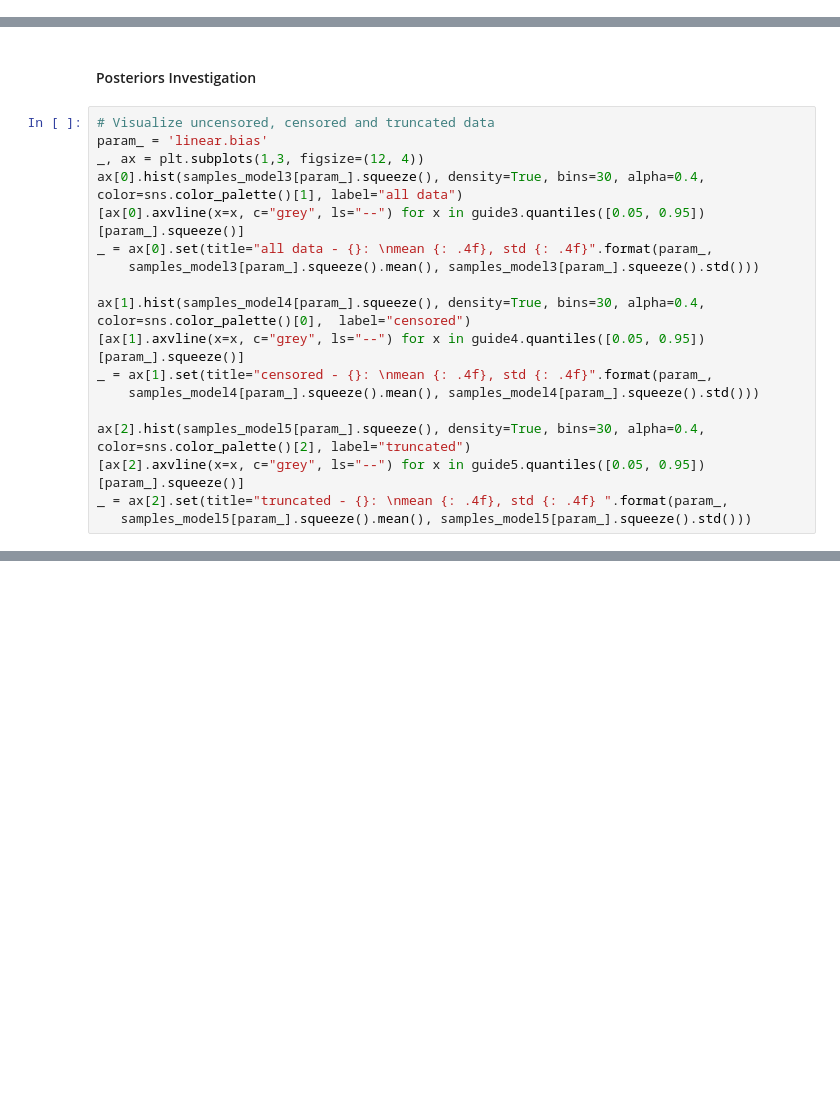
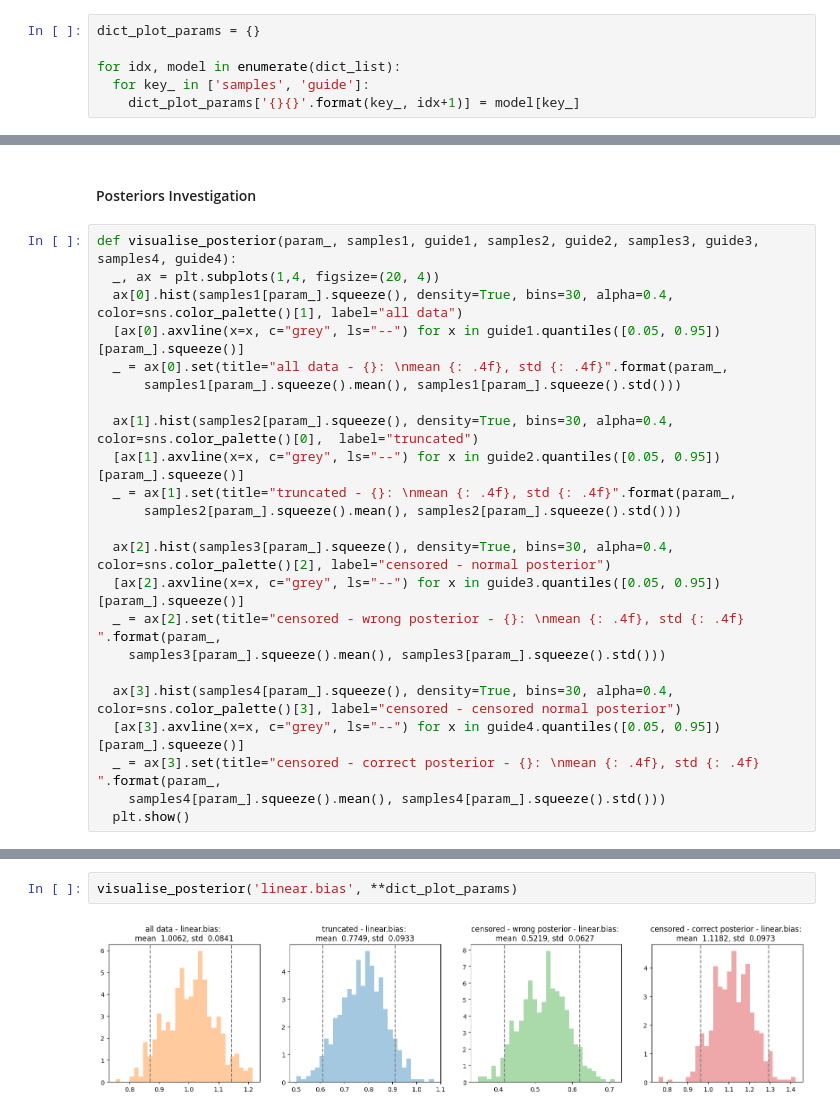
Before and after one commit to AndreaKarlova/censored_regressors, a Jupyter notebook: notebooks/0_Pyro_CensoredRegression.ipynb, the cells around one changed output, grey strips where cells are left out. Cells and saved outputs as stored; diff of their text form; blank space fills up the shorter version.

```diff
--- a/notebooks/0_Pyro_CensoredRegression.ipynb
+++ b/notebooks/0_Pyro_CensoredRegression.ipynb
@@ -422 +333,7 @@ y_truncated_perc_95 = y_truncated_predicted["95%"]
+# %%
+dict_plot_params = {}
+
+for idx, model in enumerate(dict_list):
+  for key_ in ['samples', 'guide']:
+    dict_plot_params['{}{}'.format(key_, idx+1)] = model[key_]
 # %%
@@ -454,20 +389,25 @@ ax[1].legend(loc='upper left')
 # %% [markdown]
 #### Posteriors Investigation
 # %%
-# Visualize uncensored, censored and truncated data
-param_ = 'linear.bias'
-_, ax = plt.subplots(1,3, figsize=(12, 4))
-ax[0].hist(samples_model3[param_].squeeze(), density=True, bins=30, alpha=0.4, color=sns.color_palette()[1], label="all data")
-[ax[0].axvline(x=x, c="grey", ls="--") for x in guide3.quantiles([0.05, 0.95])[param_].squeeze()]
-_ = ax[0].set(title="all data - {}: \nmean {: .4f}, std {: .4f}".format(param_,
-    samples_model3[param_].squeeze().mean(), samples_model3[param_].squeeze().std()))
+def visualise_posterior(param_, samples1, guide1, samples2, guide2, samples3, guide3, samples4, guide4):
+  _, ax = plt.subplots(1,4, figsize=(20, 4))
+  ax[0].hist(samples1[param_].squeeze(), density=True, bins=30, alpha=0.4, color=sns.color_palette()[1], label="all data")
+  [ax[0].axvline(x=x, c="grey", ls="--") for x in guide1.quantiles([0.05, 0.95])[param_].squeeze()]
+  _ = ax[0].set(title="all data - {}: \nmean {: .4f}, std {: .4f}".format(param_,
+      samples1[param_].squeeze().mean(), samples1[param_].squeeze().std()))
 
-ax[1].hist(samples_model4[param_].squeeze(), density=True, bins=30, alpha=0.4, color=sns.color_palette()[0],  label="censored")
-[ax[1].axvline(x=x, c="grey", ls="--") for x in guide4.quantiles([0.05, 0.95])[param_].squeeze()]
-_ = ax[1].set(title="censored - {}: \nmean {: .4f}, std {: .4f}".format(param_,
-    samples_model4[param_].squeeze().mean(), samples_model4[param_].squeeze().std()))
+  ax[1].hist(samples2[param_].squeeze(), density=True, bins=30, alpha=0.4, color=sns.color_palette()[0],  label="truncated")
+  [ax[1].axvline(x=x, c="grey", ls="--") for x in guide2.quantiles([0.05, 0.95])[param_].squeeze()]
+  _ = ax[1].set(title="truncated - {}: \nmean {: .4f}, std {: .4f}".format(param_,
+      samples2[param_].squeeze().mean(), samples2[param_].squeeze().std()))
 
-ax[2].hist(samples_model5[param_].squeeze(), density=True, bins=30, alpha=0.4, color=sns.color_palette()[2], label="truncated")
-[ax[2].axvline(x=x, c="grey", ls="--") for x in guide5.quantiles([0.05, 0.95])[param_].squeeze()]
-_ = ax[2].set(title="truncated - {}: \nmean {: .4f}, std {: .4f} ".format(param_,
-   samples_model5[param_].squeeze().mean(), samples_model5[param_].squeeze().std()))
+  ax[2].hist(samples3[param_].squeeze(), density=True, bins=30, alpha=0.4, color=sns.color_palette()[2], label="censored - normal posterior")
+  [ax[2].axvline(x=x, c="grey", ls="--") for x in guide3.quantiles([0.05, 0.95])[param_].squeeze()]
+  _ = ax[2].set(title="censored - wrong posterior - {}: \nmean {: .4f}, std {: .4f} ".format(param_,
+    samples3[param_].squeeze().mean(), samples3[param_].squeeze().std()))
+
+  ax[3].hist(samples4[param_].squeeze(), density=True, bins=30, alpha=0.4, color=sns.color_palette()[3], label="censored - censored normal posterior")
+  [ax[3].axvline(x=x, c="grey", ls="--") for x in guide4.quantiles([0.05, 0.95])[param_].squeeze()]
+  _ = ax[3].set(title="censored - correct posterior - {}: \nmean {: .4f}, std {: .4f} ".format(param_,
+    samples4[param_].squeeze().mean(), samples4[param_].squeeze().std()))
+  plt.show()
@@ -515,0 +414,4 @@ _ = ax[2].set(title="truncated - {}: \nmean {: .4f}, std {: .4f} ".format(param_
+# %%
+visualise_posterior('linear.bias', **dict_plot_params)
+# %% [output]
+[figure, added]
```
Also changed, not shown: parts of 38 cells of this notebook, 1 other file.
